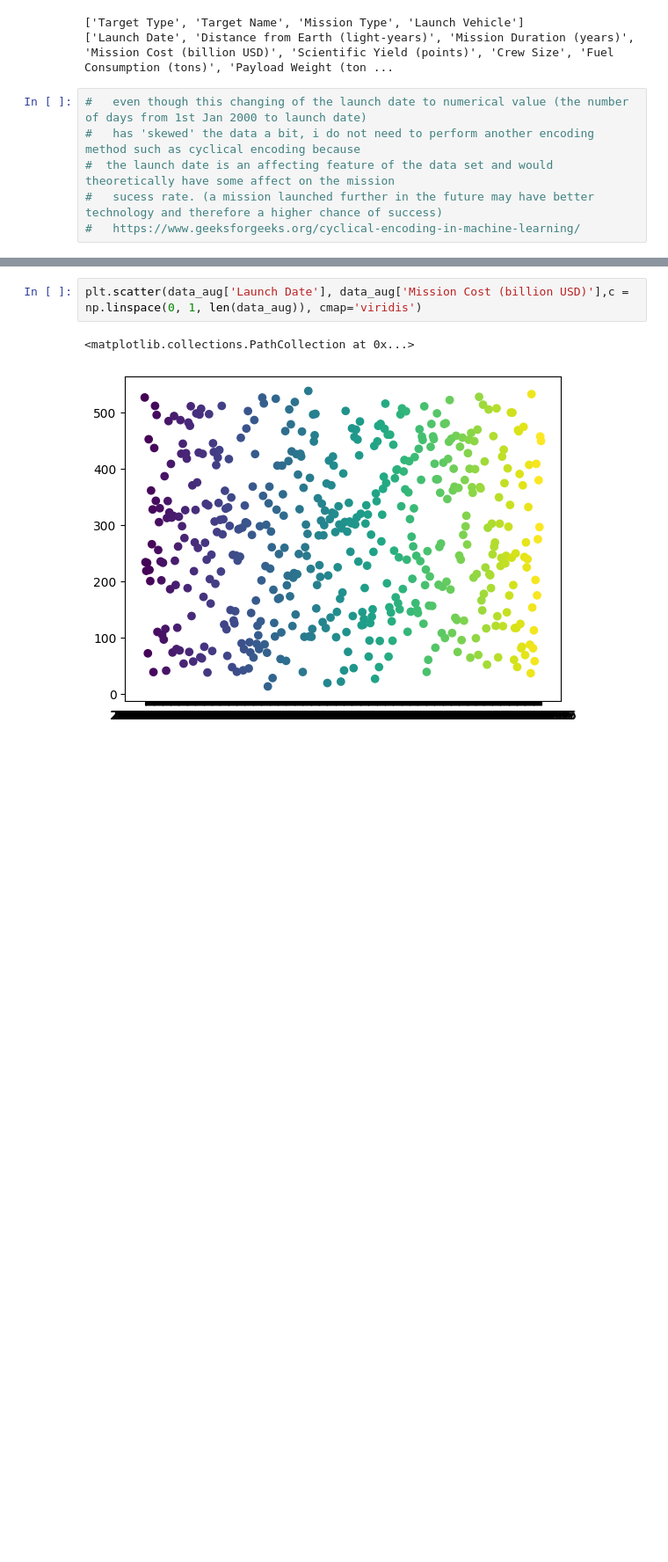
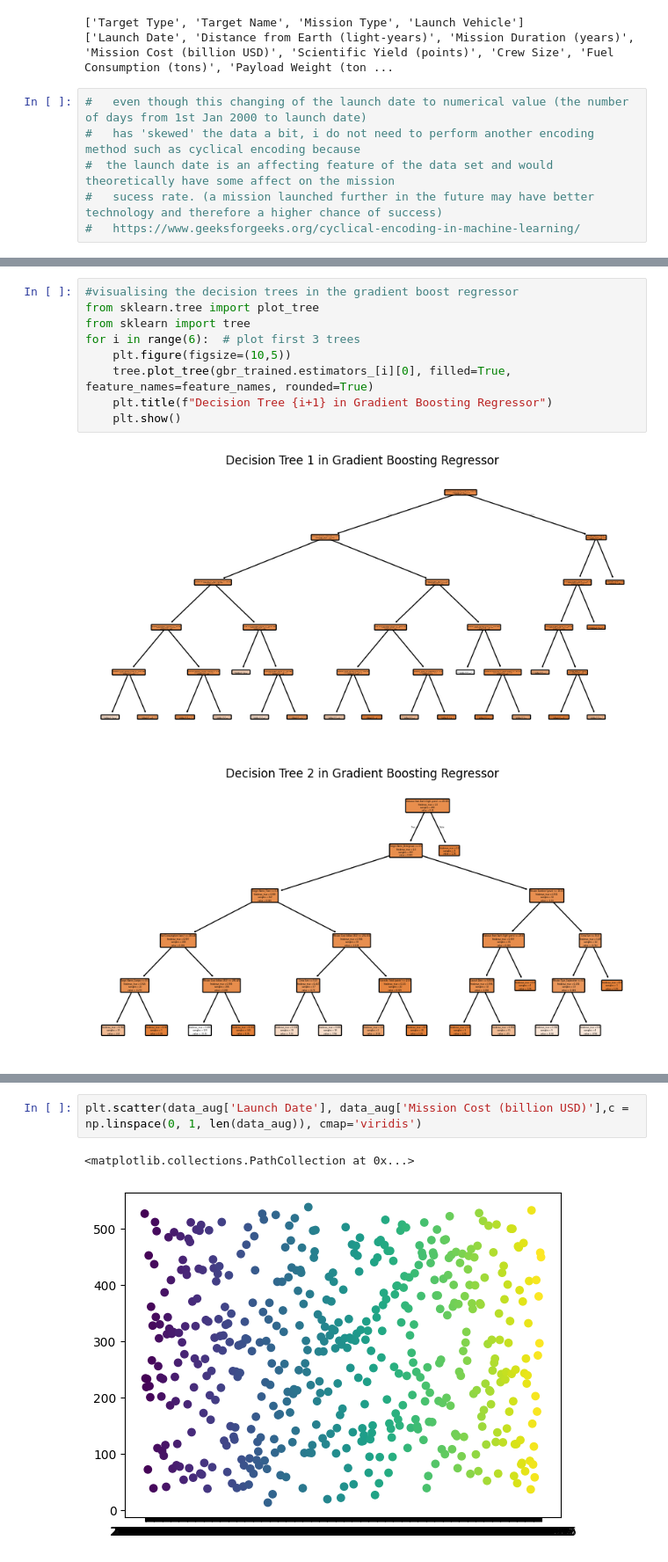
Before and after one commit to up2107120/up2107120-ACT-CW2-repo, a Jupyter notebook: ACT_CW_space-missions.ipynb, the cells around one changed output, grey strips where cells are left out. Shown at 88% size. Saved outputs shown, nothing was run; the diff lists cells and outputs as text; blank space fills up the shorter version.

```diff
--- a/ACT_CW_space-missions.ipynb
+++ b/ACT_CW_space-missions.ipynb
@@ -212,0 +213,12 @@ plt.tight_layout()
+# %%
+#visualising the decision trees in the gradient boost regressor
+from sklearn.tree import plot_tree
+from sklearn import tree
+for i in range(6):  # plot first 3 trees
+    plt.figure(figsize=(10,5))
+    tree.plot_tree(gbr_trained.estimators_[i][0], filled=True, feature_names=feature_names, rounded=True)
+    plt.title(f"Decision Tree {i+1} in Gradient Boosting Regressor")
+    plt.show()
+# %% [output]
+[figure, added]
+[figure, added]
```
Also changed, not shown: parts of 5 cells of this notebook.
